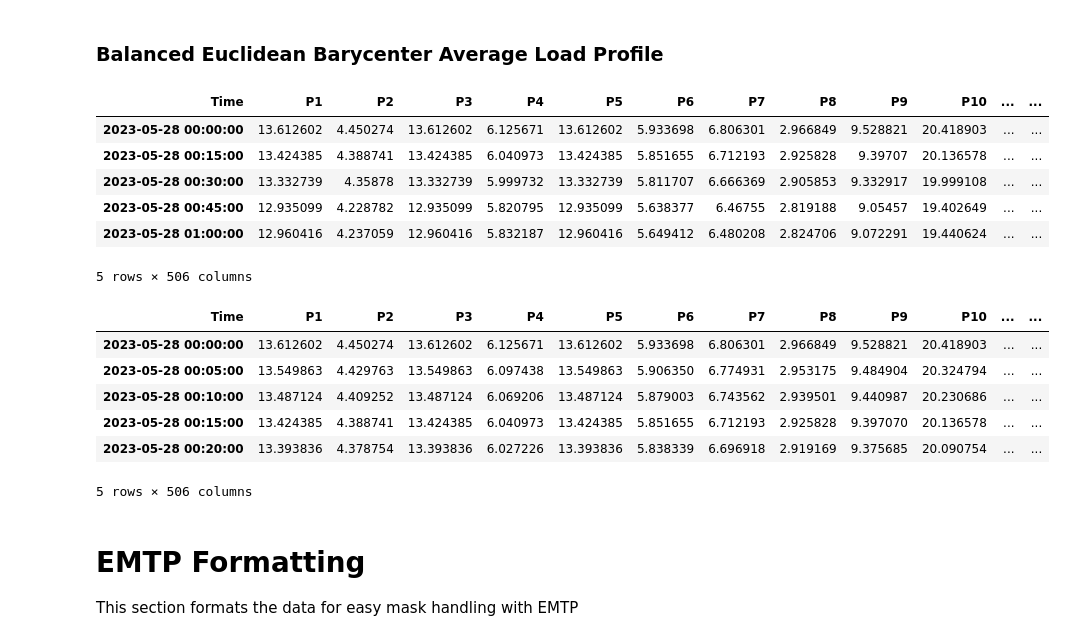
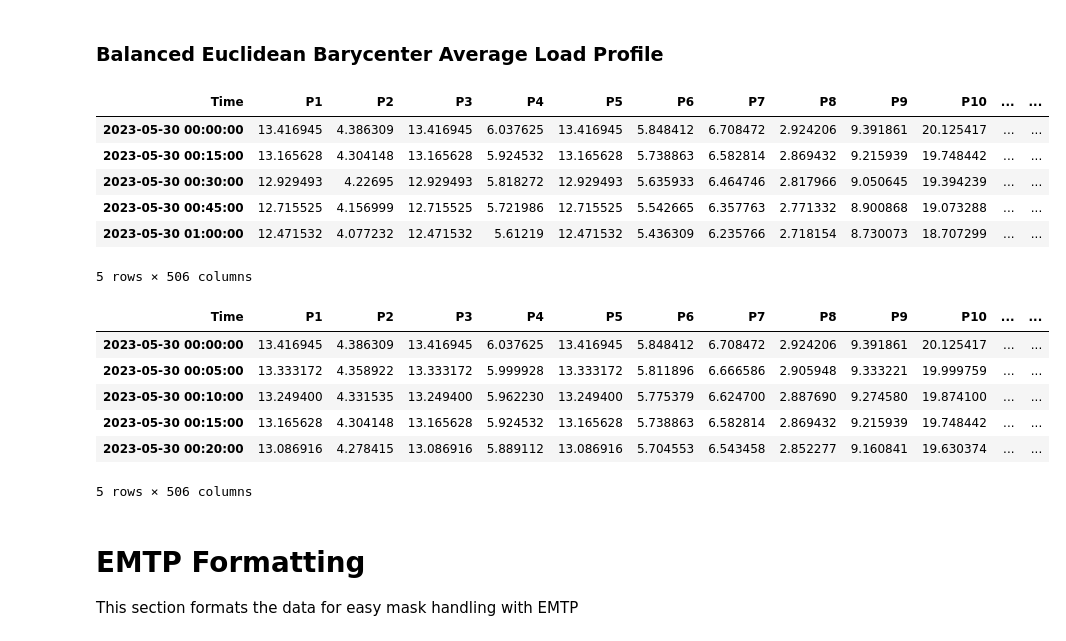
Before and after one commit to shanks847/EV-Grid-Integration-Study, a Jupyter notebook: notebooks/data_processing.ipynb, the cells around one changed output. Drawn from its saved outputs; the diff is of its cells as text; code cells hidden in the pictures.

Commit message:
Fixed base loads

```diff
--- a/notebooks/data_processing.ipynb
+++ b/notebooks/data_processing.ipynb
@@ -123,23 +122,23 @@ highest_load_profile_hres.to_csv('../data/highest_load_profile_hres.csv')
 # %% [markdown]
 ### Balanced Euclidean Barycenter Average Load Profile
 # %%
-balanced_eba = pd.read_excel('../data/balanced loads/Balanced Base Load.xlsx').transpose()
+balanced_eba = pd.read_excel('../data/balanced loads/Balanced Base Load.xlsx',sheet_name='Barycenter').transpose()
 balanced_eba.columns = balanced_eba.iloc[0]
 balanced_eba = balanced_eba.tail(-1)
 index_dt = pd.to_datetime(balanced_eba.index)
 #balanced_eba.set_index('Time',inplace=True)
 balanced_eba.reset_index(inplace=True)
 balanced_eba.rename_axis('x')
 balanced_eba.set_index(index_dt,inplace=True)
 balanced_eba.drop('index',axis=1,inplace=True)
 balanced_eba.head()
 # %% [output]
 | Time | P1 | P2 | P3 | P4 | P5 | P6 | P7 | P8 | P9 | P10 | ... | ... |
-| 2023-05-28 00:00:00 | 13.612602 | 4.450274 | 13.612602 | 6.125671 | 13.612602 | 5.933698 | 6.806301 | 2.966849 | 9.528821 | 20.418903 | ... | ... |
-| 2023-05-28 00:15:00 | 13.424385 | 4.388741 | 13.424385 | 6.040973 | 13.424385 | 5.851655 | 6.712193 | 2.925828 | 9.39707 | 20.136578 | ... | ... |
-| 2023-05-28 00:30:00 | 13.332739 | 4.35878 | 13.332739 | 5.999732 | 13.332739 | 5.811707 | 6.666369 | 2.905853 | 9.332917 | 19.999108 | ... | ... |
-| 2023-05-28 00:45:00 | 12.935099 | 4.228782 | 12.935099 | 5.820795 | 12.935099 | 5.638377 | 6.46755 | 2.819188 | 9.05457 | 19.402649 | ... | ... |
-| 2023-05-28 01:00:00 | 12.960416 | 4.237059 | 12.960416 | 5.832187 | 12.960416 | 5.649412 | 6.480208 | 2.824706 | 9.072291 | 19.440624 | ... | ... |
+| 2023-05-30 00:00:00 | 13.416945 | 4.386309 | 13.416945 | 6.037625 | 13.416945 | 5.848412 | 6.708472 | 2.924206 | 9.391861 | 20.125417 | ... | ... |
+| 2023-05-30 00:15:00 | 13.165628 | 4.304148 | 13.165628 | 5.924532 | 13.165628 | 5.738863 | 6.582814 | 2.869432 | 9.215939 | 19.748442 | ... | ... |
+| 2023-05-30 00:30:00 | 12.929493 | 4.22695 | 12.929493 | 5.818272 | 12.929493 | 5.635933 | 6.464746 | 2.817966 | 9.050645 | 19.394239 | ... | ... |
+| 2023-05-30 00:45:00 | 12.715525 | 4.156999 | 12.715525 | 5.721986 | 12.715525 | 5.542665 | 6.357763 | 2.771332 | 8.900868 | 19.073288 | ... | ... |
+| 2023-05-30 01:00:00 | 12.471532 | 4.077232 | 12.471532 | 5.61219 | 12.471532 | 5.436309 | 6.235766 | 2.718154 | 8.730073 | 18.707299 | ... | ... |
 5 rows × 506 columns
 # %%
 balanced_eba = balanced_eba.astype(float)
@@ -147,11 +146,11 @@ balanced_eba_hres =  balanced_eba.resample('5T').interpolate(method='linear')
 balanced_eba_hres.head()
 # %% [output]
 | Time | P1 | P2 | P3 | P4 | P5 | P6 | P7 | P8 | P9 | P10 | ... | ... |
-| 2023-05-28 00:00:00 | 13.612602 | 4.450274 | 13.612602 | 6.125671 | 13.612602 | 5.933698 | 6.806301 | 2.966849 | 9.528821 | 20.418903 | ... | ... |
-| 2023-05-28 00:05:00 | 13.549863 | 4.429763 | 13.549863 | 6.097438 | 13.549863 | 5.906350 | 6.774931 | 2.953175 | 9.484904 | 20.324794 | ... | ... |
-| 2023-05-28 00:10:00 | 13.487124 | 4.409252 | 13.487124 | 6.069206 | 13.487124 | 5.879003 | 6.743562 | 2.939501 | 9.440987 | 20.230686 | ... | ... |
-| 2023-05-28 00:15:00 | 13.424385 | 4.388741 | 13.424385 | 6.040973 | 13.424385 | 5.851655 | 6.712193 | 2.925828 | 9.397070 | 20.136578 | ... | ... |
-| 2023-05-28 00:20:00 | 13.393836 | 4.378754 | 13.393836 | 6.027226 | 13.393836 | 5.838339 | 6.696918 | 2.919169 | 9.375685 | 20.090754 | ... | ... |
+| 2023-05-30 00:00:00 | 13.416945 | 4.386309 | 13.416945 | 6.037625 | 13.416945 | 5.848412 | 6.708472 | 2.924206 | 9.391861 | 20.125417 | ... | ... |
+| 2023-05-30 00:05:00 | 13.333172 | 4.358922 | 13.333172 | 5.999928 | 13.333172 | 5.811896 | 6.666586 | 2.905948 | 9.333221 | 19.999759 | ... | ... |
+| 2023-05-30 00:10:00 | 13.249400 | 4.331535 | 13.249400 | 5.962230 | 13.249400 | 5.775379 | 6.624700 | 2.887690 | 9.274580 | 19.874100 | ... | ... |
+| 2023-05-30 00:15:00 | 13.165628 | 4.304148 | 13.165628 | 5.924532 | 13.165628 | 5.738863 | 6.582814 | 2.869432 | 9.215939 | 19.748442 | ... | ... |
+| 2023-05-30 00:20:00 | 13.086916 | 4.278415 | 13.086916 | 5.889112 | 13.086916 | 5.704553 | 6.543458 | 2.852277 | 9.160841 | 19.630374 | ... | ... |
 5 rows × 506 columns
 # %%
 balanced_eba_hres.to_csv('../data/balanced loads/balanced_eba_hres.csv')
```
Also changed, not shown: parts of 3 cells of this notebook, 3 other files.
